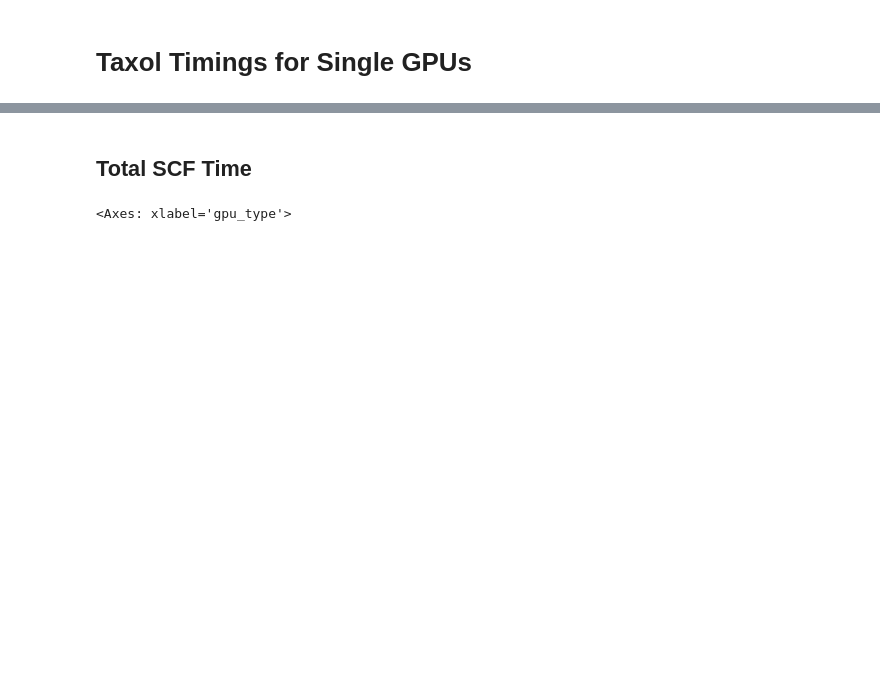
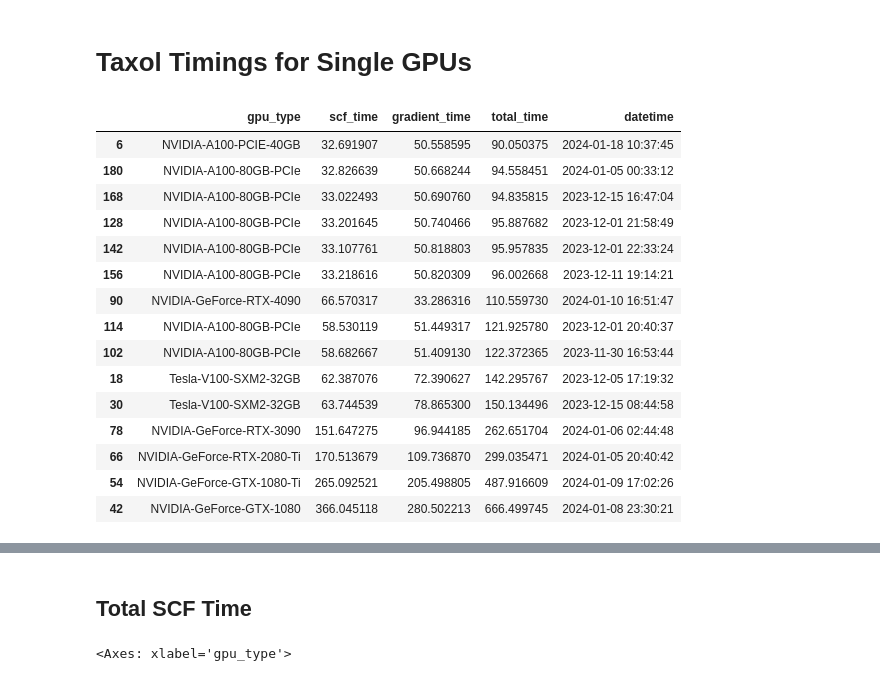
Before and after one commit to kkrick-sdsu/quick-benchmarks, a Jupyter notebook: results/analysis.ipynb, the cells around one changed output, grey strips where cells are left out. Cells and saved outputs as stored; diff of their text form; code cells hidden in the pictures; blank space fills up the shorter version.

```diff
--- a/results/analysis.ipynb
+++ b/results/analysis.ipynb
@@ -35,8 +35,26 @@ dtype: object
 # %%
 # Get dataframe with gpu_type, scf_time, gradient_time & total_time where gpu_count = 1 and molecule=taxol
 gpu_count_filter = results["gpu_count"] == 1
 molecule_filter = results["molecule"] == "taxol"
 
-taxol_timings = results[["gpu_type", "scf_time", "gradient_time", "total_time"]].where(gpu_count_filter & molecule_filter)
+taxol_timings = results[["gpu_type", "scf_time", "gradient_time", "total_time", "datetime"]].where(gpu_count_filter & molecule_filter)
 taxol_timings.dropna(inplace=True)
-taxol_timings = taxol_timings.sort_values("total_time")
+taxol_timings = taxol_timings.sort_values(["total_time","datetime"])
+taxol_timings
+# %% [output]
+|  | gpu_type | scf_time | gradient_time | total_time | datetime |
+| 6 | NVIDIA-A100-PCIE-40GB | 32.691907 | 50.558595 | 90.050375 | 2024-01-18 10:37:45 |
+| 180 | NVIDIA-A100-80GB-PCIe | 32.826639 | 50.668244 | 94.558451 | 2024-01-05 00:33:12 |
+| 168 | NVIDIA-A100-80GB-PCIe | 33.022493 | 50.690760 | 94.835815 | 2023-12-15 16:47:04 |
+| 128 | NVIDIA-A100-80GB-PCIe | 33.201645 | 50.740466 | 95.887682 | 2023-12-01 21:58:49 |
+| 142 | NVIDIA-A100-80GB-PCIe | 33.107761 | 50.818803 | 95.957835 | 2023-12-01 22:33:24 |
+| 156 | NVIDIA-A100-80GB-PCIe | 33.218616 | 50.820309 | 96.002668 | 2023-12-11 19:14:21 |
+| 90 | NVIDIA-GeForce-RTX-4090 | 66.570317 | 33.286316 | 110.559730 | 2024-01-10 16:51:47 |
+| 114 | NVIDIA-A100-80GB-PCIe | 58.530119 | 51.449317 | 121.925780 | 2023-12-01 20:40:37 |
+| 102 | NVIDIA-A100-80GB-PCIe | 58.682667 | 51.409130 | 122.372365 | 2023-11-30 16:53:44 |
+| 18 | Tesla-V100-SXM2-32GB | 62.387076 | 72.390627 | 142.295767 | 2023-12-05 17:19:32 |
+| 30 | Tesla-V100-SXM2-32GB | 63.744539 | 78.865300 | 150.134496 | 2023-12-15 08:44:58 |
+| 78 | NVIDIA-GeForce-RTX-3090 | 151.647275 | 96.944185 | 262.651704 | 2024-01-06 02:44:48 |
+| 66 | NVIDIA-GeForce-RTX-2080-Ti | 170.513679 | 109.736870 | 299.035471 | 2024-01-05 20:40:42 |
+| 54 | NVIDIA-GeForce-GTX-1080-Ti | 265.092521 | 205.498805 | 487.916609 | 2024-01-09 17:02:26 |
+| 42 | NVIDIA-GeForce-GTX-1080 | 366.045118 | 280.502213 | 666.499745 | 2024-01-08 23:30:21 |
```
Also changed, not shown: parts of 5 cells of this notebook.
